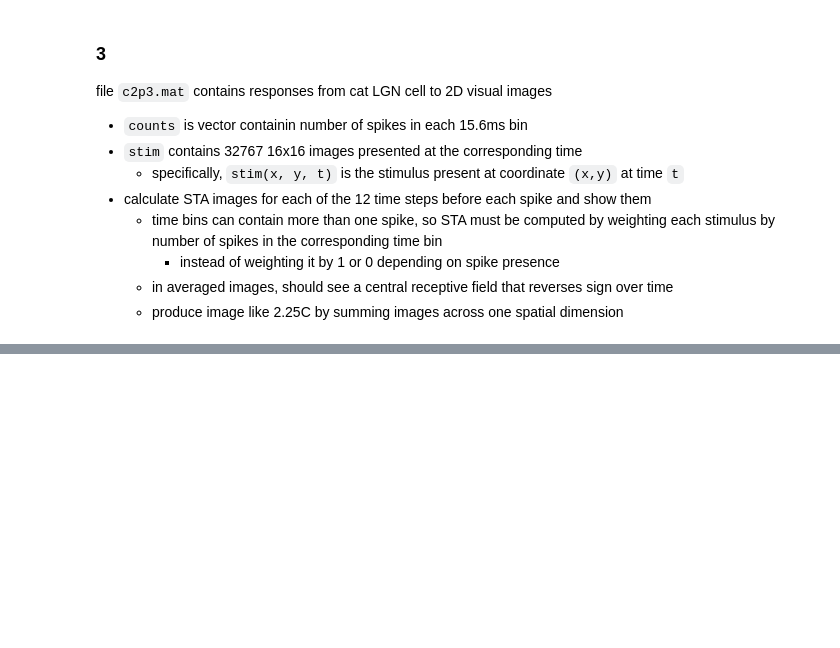
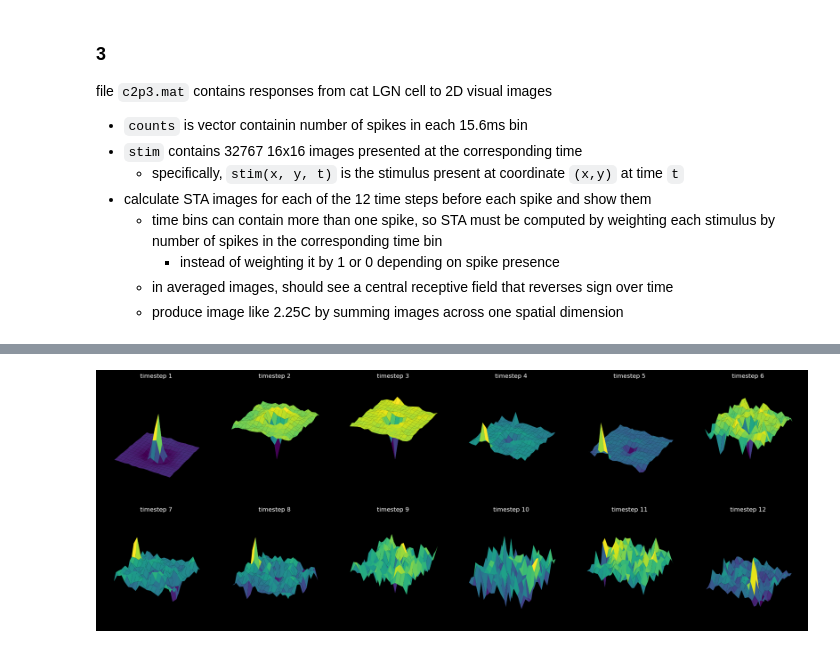
Before and after one commit to polsen99/theoretical_neuroscience, a Jupyter notebook: ch2.ipynb, the cells around one changed output, grey strips where cells are left out. Cells and saved outputs as stored; diff of their text form; code cells hidden in the pictures; blank space fills up the shorter version.

```diff
--- a/ch2.ipynb
+++ b/ch2.ipynb
@@ -263,0 +295,23 @@ summed_sta = spatial_sta_sum(sta, 0)
+# %%
+from mpl_toolkits.mplot3d import Axes3D
+
+def plot_3d_sta(sta, time_steps):
+    x = np.arange(sta.shape[0])
+    y = np.arange(sta.shape[1])
+    X, Y = np.meshgrid(x, y)
+
+
+    fig = plt.figure(figsize=(20, 8))
+
+    for i in range(time_steps):
+        ax = fig.add_subplot(2, 6, i//6 * 6 + i%6 + 1, projection='3d')
+        ax.plot_surface(X, Y, sta[:, :, i], cmap='viridis')
+        ax.set_title(f'timestep {i+1}')
+        ax.axis('off')
+
+    plt.tight_layout()
+    plt.show()
+
+plot_3d_sta(sta, time_steps)
+# %% [output]
+[figure, added]
```
Also changed, not shown: parts of 5 cells of this notebook, 1 other file.
